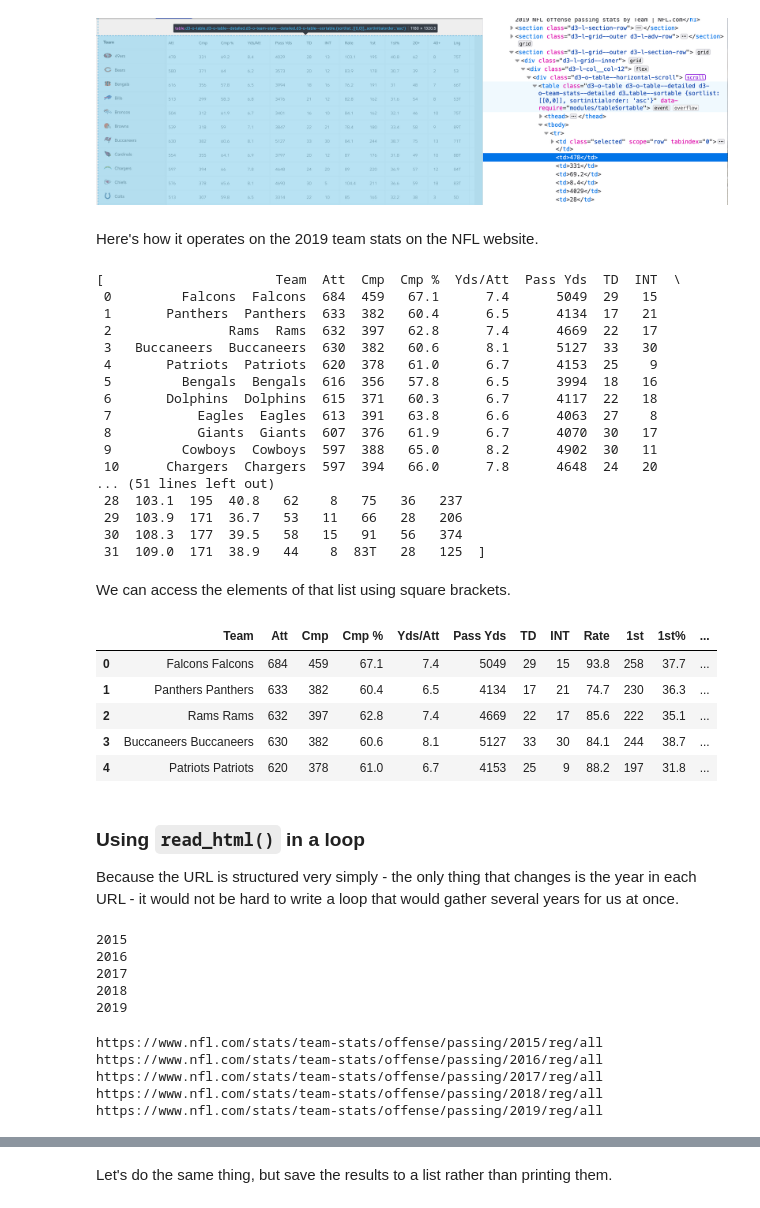
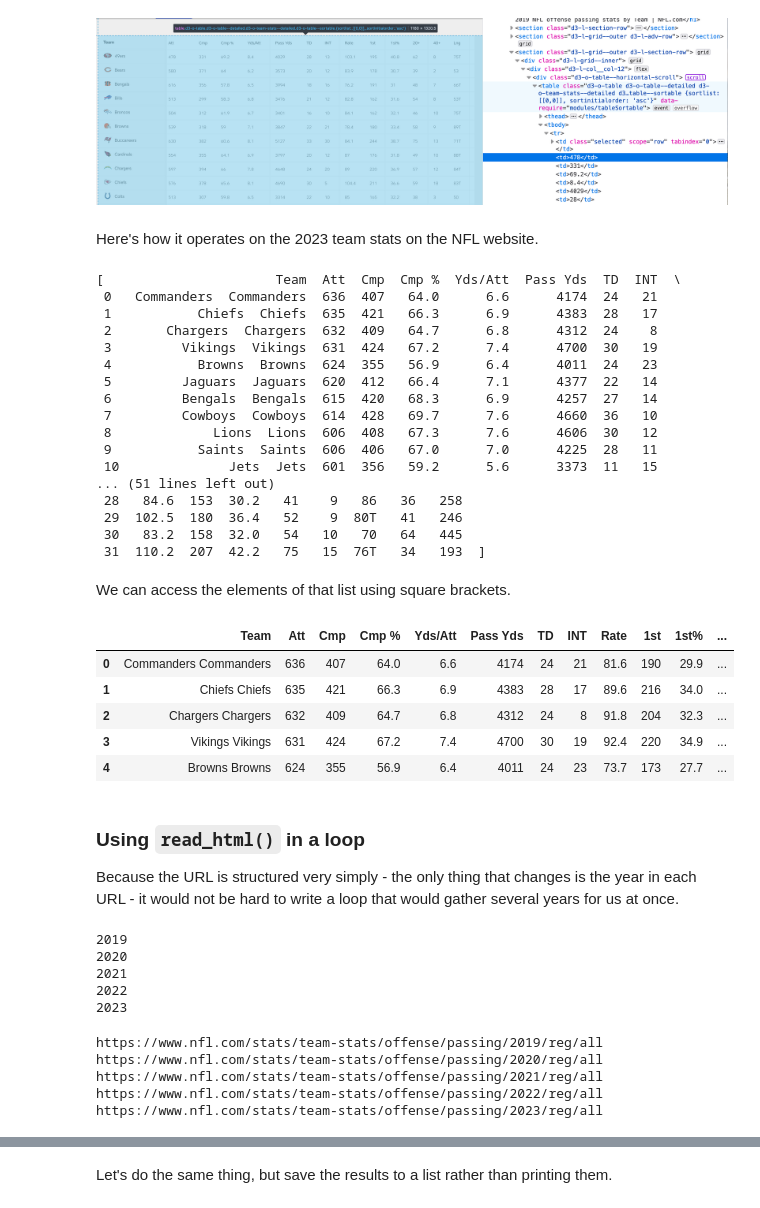
Before and after one commit to harvard-digital-history/Web-Scraping, a Jupyter notebook: Notebooks/Pandas_BeautifulSoup.ipynb, the cells around one changed output, grey strips where cells are left out. Drawn from its saved outputs; the diff is of its cells as text; code cells hidden in the pictures.

```diff
--- a/Notebooks/Pandas_BeautifulSoup.ipynb
+++ b/Notebooks/Pandas_BeautifulSoup.ipynb
@@ -48,61 +48,61 @@ pandas' `read_html()` will convert all of the tables from a URL into a list of d
 
 ![Screen Shot 2021-05-25 at 9.47.56 AM.png](embedded-picture-1)
 # %% [markdown]
-Here's how it operates on the 2019 team stats on the NFL website.
+Here's how it operates on the 2023 team stats on the NFL website.
 # %%
-nfl = pd.read_html("https://www.nfl.com/stats/team-stats/offense/passing/2019/reg/all")
+nfl = pd.read_html("https://www.nfl.com/stats/team-stats/offense/passing/2023/reg/all")
 nfl
 # %% [output]
 [                      Team  Att  Cmp  Cmp %  Yds/Att  Pass Yds  TD  INT  \
- 0         Falcons  Falcons  684  459   67.1      7.4      5049  29   15
- 1       Panthers  Panthers  633  382   60.4      6.5      4134  17   21
- 2               Rams  Rams  632  397   62.8      7.4      4669  22   17
- 3   Buccaneers  Buccaneers  630  382   60.6      8.1      5127  33   30
- 4       Patriots  Patriots  620  378   61.0      6.7      4153  25    9
- 5         Bengals  Bengals  616  356   57.8      6.5      3994  18   16
- 6       Dolphins  Dolphins  615  371   60.3      6.7      4117  22   18
- 7           Eagles  Eagles  613  391   63.8      6.6      4063  27    8
- 8           Giants  Giants  607  376   61.9      6.7      4070  30   17
- 9         Cowboys  Cowboys  597  388   65.0      8.2      4902  30   11
- 10      Chargers  Chargers  597  394   66.0      7.8      4648  24   20
+ 0   Commanders  Commanders  636  407   64.0      6.6      4174  24   21
+ 1           Chiefs  Chiefs  635  421   66.3      6.9      4383  28   17
+ 2       Chargers  Chargers  632  409   64.7      6.8      4312  24    8
+ 3         Vikings  Vikings  631  424   67.2      7.4      4700  30   19
+ 4           Browns  Browns  624  355   56.9      6.4      4011  24   23
+ 5         Jaguars  Jaguars  620  412   66.4      7.1      4377  22   14
+ 6         Bengals  Bengals  615  420   68.3      6.9      4257  27   14
+ 7         Cowboys  Cowboys  614  428   69.7      7.6      4660  36   10
+ 8             Lions  Lions  606  408   67.3      7.6      4606  30   12
+ 9           Saints  Saints  606  406   67.0      7.0      4225  28   11
+ 10              Jets  Jets  601  356   59.2      5.6      3373  11   15
 ... (51 lines left out)
- 28  103.1  195  40.8   62    8   75   36   237
- 29  103.9  171  36.7   53   11   66   28   206
- 30  108.3  177  39.5   58   15   91   56   374
- 31  109.0  171  38.9   44    8  83T   28   125  ]
+ 28   84.6  153  30.2   41    9   86   36   258
+ 29  102.5  180  36.4   52    9  80T   41   246
+ 30   83.2  158  32.0   54   10   70   64   445
+ 31  110.2  207  42.2   75   15  76T   34   193  ]
 # %% [markdown]
 We can access the elements of that list using square brackets.
 # %%
-teams_2019 = nfl[0]
-teams_2019.head()
+teams_2023 = nfl[0]
+teams_2023.head()
 # %% [output]
 |  | Team | Att | Cmp | Cmp % | Yds/Att | Pass Yds | TD | INT | Rate | 1st | 1st% | ... |
-| 0 | Falcons Falcons | 684 | 459 | 67.1 | 7.4 | 5049 | 29 | 15 | 93.8 | 258 | 37.7 | ... |
-| 1 | Panthers Panthers | 633 | 382 | 60.4 | 6.5 | 4134 | 17 | 21 | 74.7 | 230 | 36.3 | ... |
-| 2 | Rams Rams | 632 | 397 | 62.8 | 7.4 | 4669 | 22 | 17 | 85.6 | 222 | 35.1 | ... |
-| 3 | Buccaneers Buccaneers | 630 | 382 | 60.6 | 8.1 | 5127 | 33 | 30 | 84.1 | 244 | 38.7 | ... |
-| 4 | Patriots Patriots | 620 | 378 | 61.0 | 6.7 | 4153 | 25 | 9 | 88.2 | 197 | 31.8 | ... |
+| 0 | Commanders Commanders | 636 | 407 | 64.0 | 6.6 | 4174 | 24 | 21 | 81.6 | 190 | 29.9 | ... |
+| 1 | Chiefs Chiefs | 635 | 421 | 66.3 | 6.9 | 4383 | 28 | 17 | 89.6 | 216 | 34.0 | ... |
+| 2 | Chargers Chargers | 632 | 409 | 64.7 | 6.8 | 4312 | 24 | 8 | 91.8 | 204 | 32.3 | ... |
+| 3 | Vikings Vikings | 631 | 424 | 67.2 | 7.4 | 4700 | 30 | 19 | 92.4 | 220 | 34.9 | ... |
+| 4 | Browns Browns | 624 | 355 | 56.9 | 6.4 | 4011 | 24 | 23 | 73.7 | 173 | 27.7 | ... |
 # %% [markdown]
 ### Using `read_html()` in a loop
 
 Because the URL is structured very simply - the only thing that changes is the year in each URL - it would not be hard to write a loop that would gather several years for us at once.
 # %%
-for year in range(2015, 2020):
+for year in range(2019, 2024):
   print(year)
 # %% [output]
-2015
-2016
-2017
-2018
 2019
+2020
+2021
+2022
+2023
 # %%
-for year in range(2015, 2020):
+for year in range(2019, 2024):
   url = "https://www.nfl.com/stats/team-stats/offense/passing/" + str(year) + "/reg/all"
   print(url)
 # %% [output]
-https://www.nfl.com/stats/team-stats/offense/passing/2015/reg/all
-https://www.nfl.com/stats/team-stats/offense/passing/2016/reg/all
-https://www.nfl.com/stats/team-stats/offense/passing/2017/reg/all
-https://www.nfl.com/stats/team-stats/offense/passing/2018/reg/all
 https://www.nfl.com/stats/team-stats/offense/passing/2019/reg/all
+https://www.nfl.com/stats/team-stats/offense/passing/2020/reg/all
+https://www.nfl.com/stats/team-stats/offense/passing/2021/reg/all
+https://www.nfl.com/stats/team-stats/offense/passing/2022/reg/all
+https://www.nfl.com/stats/team-stats/offense/passing/2023/reg/all
 # %%
```
Also changed, not shown: parts of 8 cells of this notebook, 2 other files.
